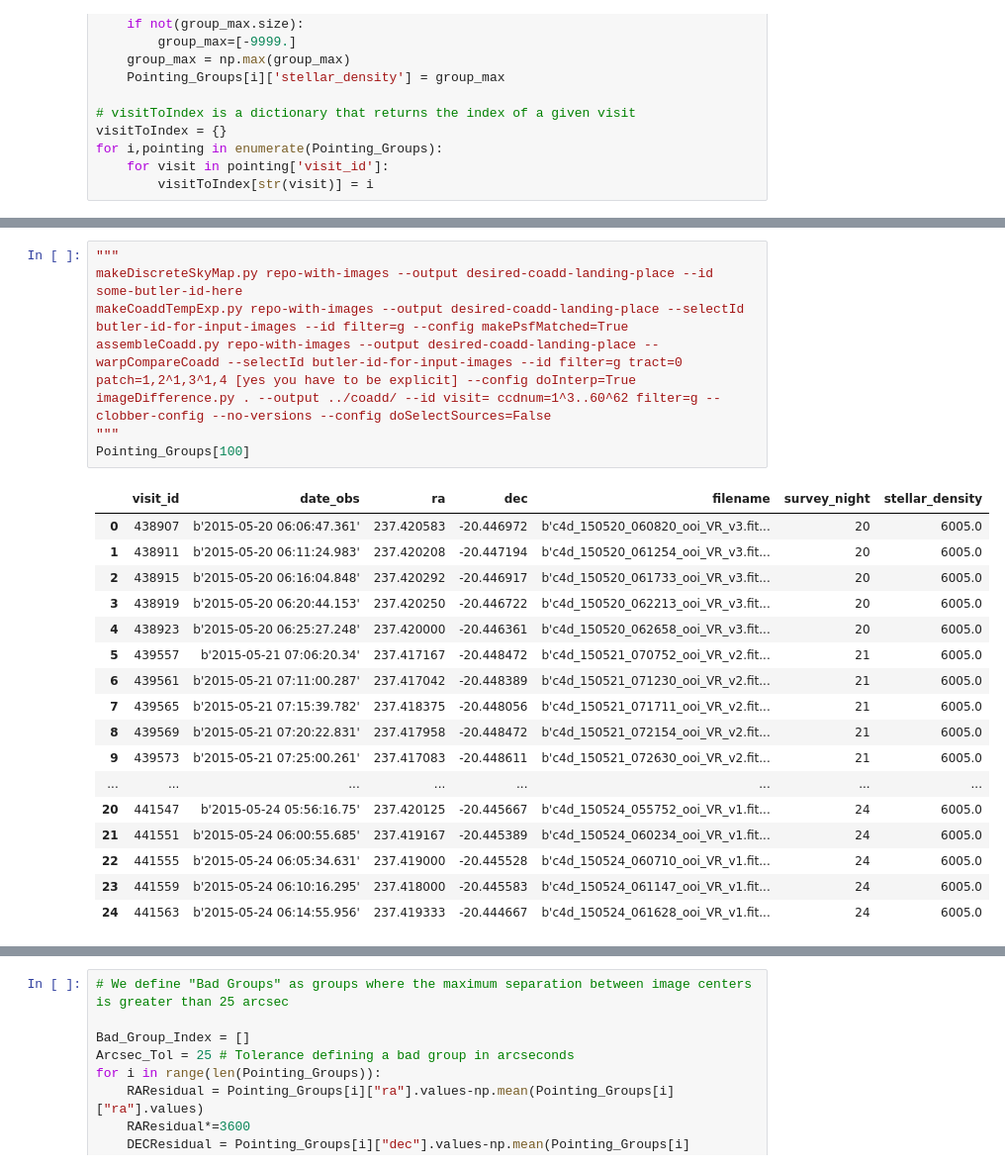
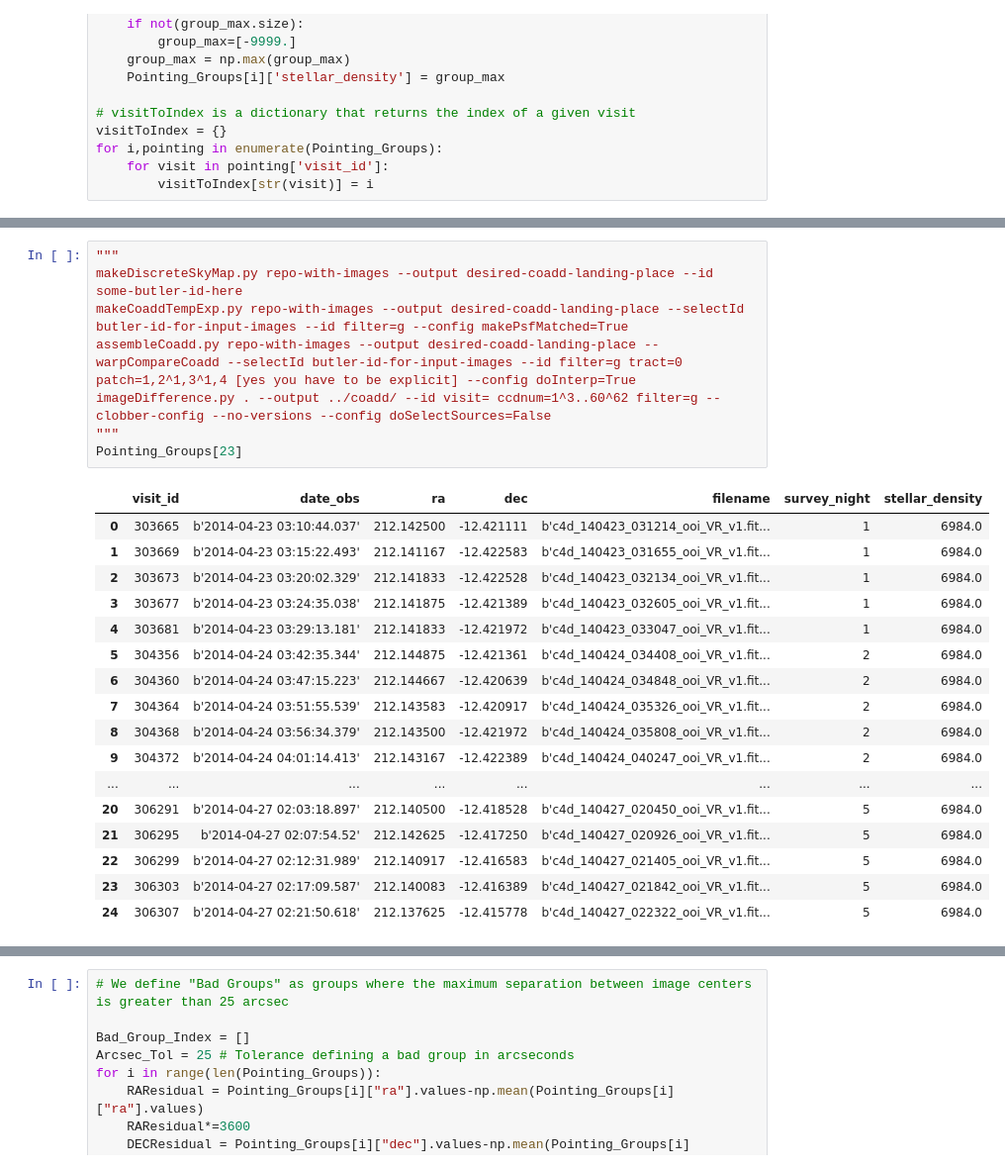
Before and after one commit to smotherh/KBMOD_paper2_data_preperation, a Jupyter notebook: pointing_metadata/NEO_Fields.ipynb, the cells around one changed output, grey strips where cells are left out. Shown at 99% size. Drawn from its saved outputs; the diff is of its cells as text.

```diff
--- a/pointing_metadata/NEO_Fields.ipynb
+++ b/pointing_metadata/NEO_Fields.ipynb
@@ -44,29 +52,29 @@ for i,pointing in enumerate(Pointing_Groups):
 # %%
 """
 makeDiscreteSkyMap.py repo-with-images --output desired-coadd-landing-place --id some-butler-id-here
 makeCoaddTempExp.py repo-with-images --output desired-coadd-landing-place --selectId butler-id-for-input-images --id filter=g --config makePsfMatched=True
 assembleCoadd.py repo-with-images --output desired-coadd-landing-place --warpCompareCoadd --selectId butler-id-for-input-images --id filter=g tract=0 patch=1,2^1,3^1,4 [yes you have to be explicit] --config doInterp=True
 imageDifference.py . --output ../coadd/ --id visit= ccdnum=1^3..60^62 filter=g --clobber-config --no-versions --config doSelectSources=False
 """
-Pointing_Groups[100]
+Pointing_Groups[23]
 # %% [output]
 |  | visit_id | date_obs | ra | dec | filename | survey_night | stellar_density |
-| 0 | 438907 | b'2015-05-20 06:06:47.361' | 237.420583 | -20.446972 | b'c4d_150520_060820_ooi_VR_v3.fit... | 20 | 6005.0 |
-| 1 | 438911 | b'2015-05-20 06:11:24.983' | 237.420208 | -20.447194 | b'c4d_150520_061254_ooi_VR_v3.fit... | 20 | 6005.0 |
-| 2 | 438915 | b'2015-05-20 06:16:04.848' | 237.420292 | -20.446917 | b'c4d_150520_061733_ooi_VR_v3.fit... | 20 | 6005.0 |
-| 3 | 438919 | b'2015-05-20 06:20:44.153' | 237.420250 | -20.446722 | b'c4d_150520_062213_ooi_VR_v3.fit... | 20 | 6005.0 |
-| 4 | 438923 | b'2015-05-20 06:25:27.248' | 237.420000 | -20.446361 | b'c4d_150520_062658_ooi_VR_v3.fit... | 20 | 6005.0 |
-| 5 | 439557 | b'2015-05-21 07:06:20.34' | 237.417167 | -20.448472 | b'c4d_150521_070752_ooi_VR_v2.fit... | 21 | 6005.0 |
-| 6 | 439561 | b'2015-05-21 07:11:00.287' | 237.417042 | -20.448389 | b'c4d_150521_071230_ooi_VR_v2.fit... | 21 | 6005.0 |
-| 7 | 439565 | b'2015-05-21 07:15:39.782' | 237.418375 | -20.448056 | b'c4d_150521_071711_ooi_VR_v2.fit... | 21 | 6005.0 |
-| 8 | 439569 | b'2015-05-21 07:20:22.831' | 237.417958 | -20.448472 | b'c4d_150521_072154_ooi_VR_v2.fit... | 21 | 6005.0 |
-| 9 | 439573 | b'2015-05-21 07:25:00.261' | 237.417083 | -20.448611 | b'c4d_150521_072630_ooi_VR_v2.fit... | 21 | 6005.0 |
+| 0 | 303665 | b'2014-04-23 03:10:44.037' | 212.142500 | -12.421111 | b'c4d_140423_031214_ooi_VR_v1.fit... | 1 | 6984.0 |
+| 1 | 303669 | b'2014-04-23 03:15:22.493' | 212.141167 | -12.422583 | b'c4d_140423_031655_ooi_VR_v1.fit... | 1 | 6984.0 |
+| 2 | 303673 | b'2014-04-23 03:20:02.329' | 212.141833 | -12.422528 | b'c4d_140423_032134_ooi_VR_v1.fit... | 1 | 6984.0 |
+| 3 | 303677 | b'2014-04-23 03:24:35.038' | 212.141875 | -12.421389 | b'c4d_140423_032605_ooi_VR_v1.fit... | 1 | 6984.0 |
+| 4 | 303681 | b'2014-04-23 03:29:13.181' | 212.141833 | -12.421972 | b'c4d_140423_033047_ooi_VR_v1.fit... | 1 | 6984.0 |
+| 5 | 304356 | b'2014-04-24 03:42:35.344' | 212.144875 | -12.421361 | b'c4d_140424_034408_ooi_VR_v1.fit... | 2 | 6984.0 |
+| 6 | 304360 | b'2014-04-24 03:47:15.223' | 212.144667 | -12.420639 | b'c4d_140424_034848_ooi_VR_v1.fit... | 2 | 6984.0 |
+| 7 | 304364 | b'2014-04-24 03:51:55.539' | 212.143583 | -12.420917 | b'c4d_140424_035326_ooi_VR_v1.fit... | 2 | 6984.0 |
+| 8 | 304368 | b'2014-04-24 03:56:34.379' | 212.143500 | -12.421972 | b'c4d_140424_035808_ooi_VR_v1.fit... | 2 | 6984.0 |
+| 9 | 304372 | b'2014-04-24 04:01:14.413' | 212.143167 | -12.422389 | b'c4d_140424_040247_ooi_VR_v1.fit... | 2 | 6984.0 |
 | ... | ... | ... | ... | ... | ... | ... | ... |
-| 20 | 441547 | b'2015-05-24 05:56:16.75' | 237.420125 | -20.445667 | b'c4d_150524_055752_ooi_VR_v1.fit... | 24 | 6005.0 |
-| 21 | 441551 | b'2015-05-24 06:00:55.685' | 237.419167 | -20.445389 | b'c4d_150524_060234_ooi_VR_v1.fit... | 24 | 6005.0 |
-| 22 | 441555 | b'2015-05-24 06:05:34.631' | 237.419000 | -20.445528 | b'c4d_150524_060710_ooi_VR_v1.fit... | 24 | 6005.0 |
-| 23 | 441559 | b'2015-05-24 06:10:16.295' | 237.418000 | -20.445583 | b'c4d_150524_061147_ooi_VR_v1.fit... | 24 | 6005.0 |
-| 24 | 441563 | b'2015-05-24 06:14:55.956' | 237.419333 | -20.444667 | b'c4d_150524_061628_ooi_VR_v1.fit... | 24 | 6005.0 |
+| 20 | 306291 | b'2014-04-27 02:03:18.897' | 212.140500 | -12.418528 | b'c4d_140427_020450_ooi_VR_v1.fit... | 5 | 6984.0 |
+| 21 | 306295 | b'2014-04-27 02:07:54.52' | 212.142625 | -12.417250 | b'c4d_140427_020926_ooi_VR_v1.fit... | 5 | 6984.0 |
+| 22 | 306299 | b'2014-04-27 02:12:31.989' | 212.140917 | -12.416583 | b'c4d_140427_021405_ooi_VR_v1.fit... | 5 | 6984.0 |
+| 23 | 306303 | b'2014-04-27 02:17:09.587' | 212.140083 | -12.416389 | b'c4d_140427_021842_ooi_VR_v1.fit... | 5 | 6984.0 |
+| 24 | 306307 | b'2014-04-27 02:21:50.618' | 212.137625 | -12.415778 | b'c4d_140427_022322_ooi_VR_v1.fit... | 5 | 6984.0 |
 # %%
 den_visits,den_ccd,den_count = np.loadtxt('ref_data.txt',unpack=True)
 unique_visits = np.unique(den_visits)
```
Also changed, not shown: parts of 43 cells of this notebook, 6 other files.
